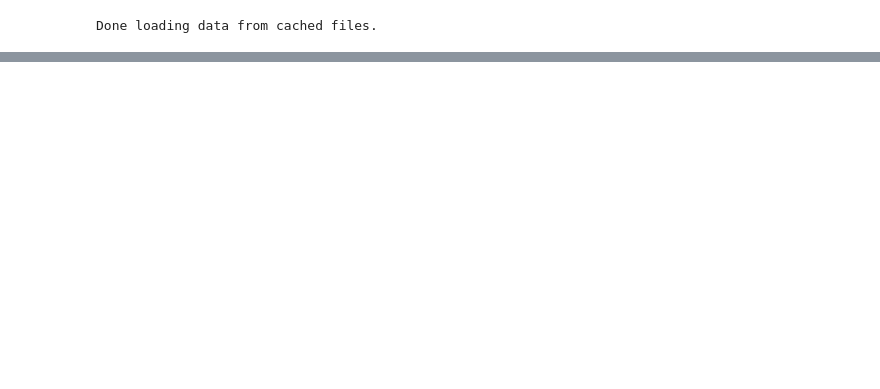
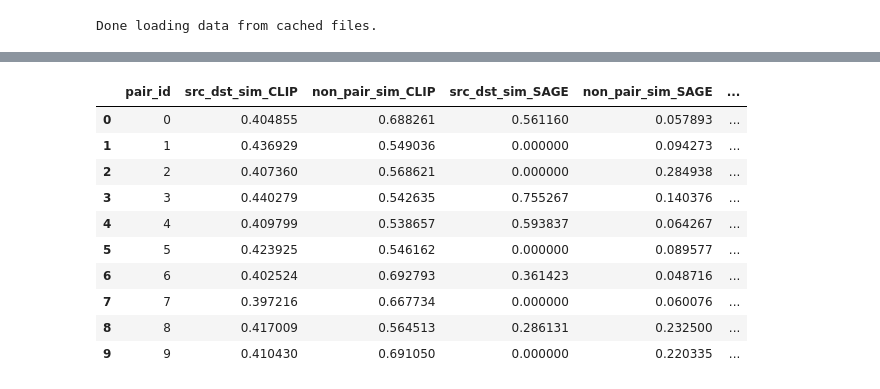
Before and after one commit to tanyanaheta/capstone-mmkg, a Jupyter notebook: notebooks/train_graphsage_explore.ipynb, the cells around one changed output, grey strips where cells are left out. Cells and saved outputs as stored; diff of their text form; code cells hidden in the pictures; blank space fills up the shorter version.

```diff
--- a/notebooks/train_graphsage_explore.ipynb
+++ b/notebooks/train_graphsage_explore.ipynb
@@ -222,0 +524,40 @@ tensor([     0,      1,      2,  ..., 122993, 122994, 122995])
+# %%
+# For 10 samples, get pct change in pairwise cosine similarity for true src-dst pairs and negative pairs
+
+import pandas as pd
+from sklearn import metrics
+
+cos_similarities = pd.DataFrame()
+
+pre_sims = metrics.pairwise.cosine_similarity(sample_src_embeds_pre.cpu().detach().numpy(), sample_dst_embeds_pre.cpu().detach().numpy())
+post_sims = metrics.pairwise.cosine_similarity(sample_src_embeds_post.cpu().detach().numpy(), sample_dst_embeds_post.cpu().detach().numpy())
+
+for i in range(pre_sims.shape[0]):
+    src_dst_sim_pre = pre_sims[i,i]
+    non_pair_sims_pre = np.sum(np.concatenate((pre_sims[i,:i],pre_sims[i,i+1:]))) / (len(pre_sims[i])-1)
+
+    src_dst_sim_post = post_sims[i,i]
+    non_pair_sims_pos = np.sum(np.concatenate((post_sims[i,:i],post_sims[i,i+1:]))) / (len(post_sims[i])-1)
+
+    cos_similarities = pd.concat([cos_similarities, pd.DataFrame([{'pair_id': i,
+                                                                   'src_dst_sim_CLIP': src_dst_sim_pre,
+                                                                   'non_pair_sim_CLIP': non_pair_sims_pre,
+                                                                   'src_dst_sim_SAGE': src_dst_sim_post,
+                                                                   'non_pair_sim_SAGE': non_pair_sims_pos}])])
+cos_similarities.reset_index(inplace=True, drop=True)
+cos_similarities['pair similarity change'] = (cos_similarities['src_dst_sim_SAGE'] - cos_similarities['src_dst_sim_CLIP']) / cos_similarities['src_dst_sim_CLIP'] * 100
+cos_similarities['non-pair similarity change'] = (cos_similarities['non_pair_sim_SAGE'] - cos_similarities['non_pair_sim_CLIP']) / cos_similarities['non_pair_sim_CLIP'] * 100
+
+cos_similarities
+# %% [output]
+|  | pair_id | src_dst_sim_CLIP | non_pair_sim_CLIP | src_dst_sim_SAGE | non_pair_sim_SAGE | ... |
+| 0 | 0 | 0.404855 | 0.688261 | 0.561160 | 0.057893 | ... |
+| 1 | 1 | 0.436929 | 0.549036 | 0.000000 | 0.094273 | ... |
+| 2 | 2 | 0.407360 | 0.568621 | 0.000000 | 0.284938 | ... |
+| 3 | 3 | 0.440279 | 0.542635 | 0.755267 | 0.140376 | ... |
+| 4 | 4 | 0.409799 | 0.538657 | 0.593837 | 0.064267 | ... |
+| 5 | 5 | 0.423925 | 0.546162 | 0.000000 | 0.089577 | ... |
+| 6 | 6 | 0.402524 | 0.692793 | 0.361423 | 0.048716 | ... |
+| 7 | 7 | 0.397216 | 0.667734 | 0.000000 | 0.060076 | ... |
+| 8 | 8 | 0.417009 | 0.564513 | 0.286131 | 0.232500 | ... |
+| 9 | 9 | 0.410430 | 0.691050 | 0.000000 | 0.220335 | ... |
```
Also changed, not shown: parts of 28 cells of this notebook, 7 other files.
